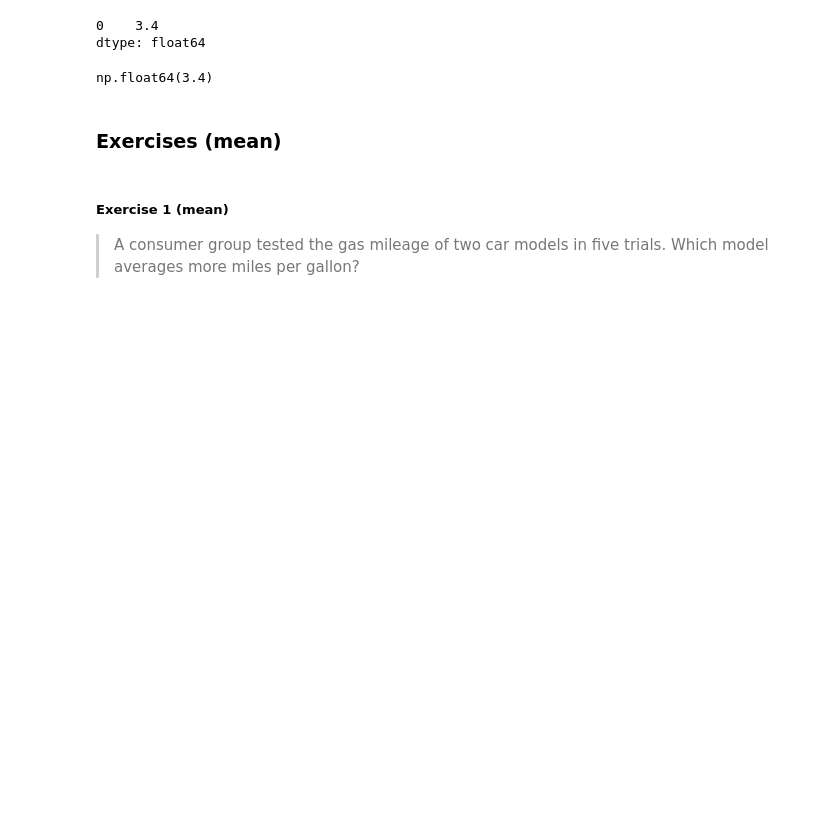
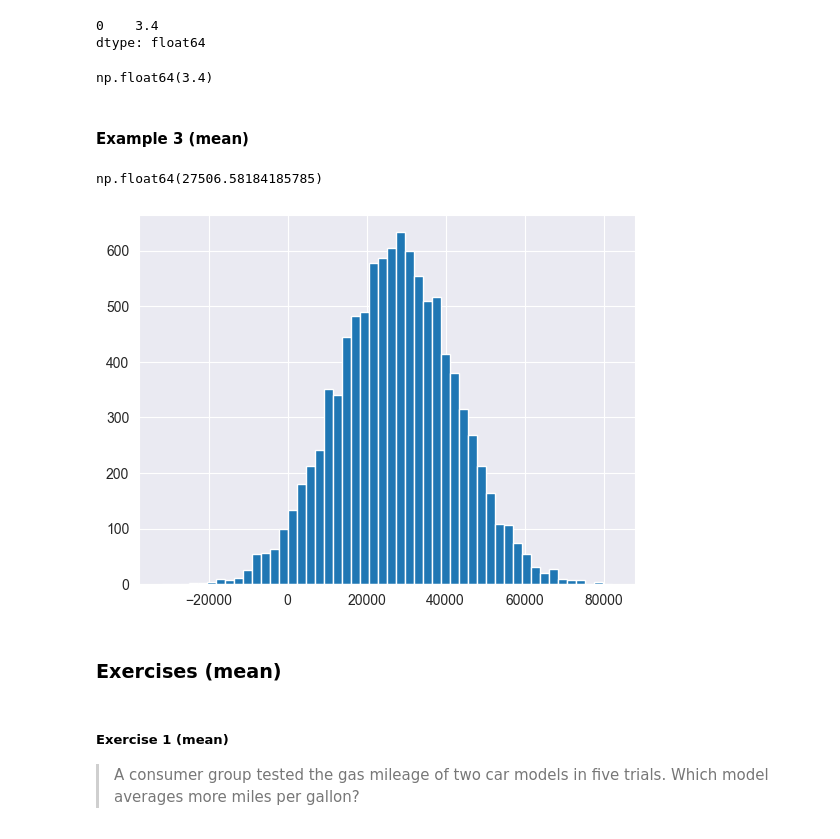
Before and after one commit to valatwork/statistics, a Jupyter notebook: 002-mean.ipynb, the cells around one changed output. Saved outputs shown, nothing was run; the diff lists cells and outputs as text; code cells hidden in the pictures; blank space fills up the shorter version.

```diff
--- a/002-mean.ipynb
+++ b/002-mean.ipynb
@@ -40,6 +46,18 @@ dtype: float64
 np.mean(nums_list)
 # %% [output]
 np.float64(3.4)
+# %% [markdown]
+#### Example 3 (mean)
+# %%
+incomes = np.random.normal(27000, 15000, 10000)
+np.median(incomes)
+# %% [output]
+np.float64(27506.58184185785)
+# %%
+plt.hist(incomes, 50)
+plt.show()
+# %% [output]
+[figure, added]
 # %% [markdown]
 ### Exercises (mean)
 # %% [markdown]
```
Also changed, not shown: parts of 7 cells of this notebook, 4 other files.
